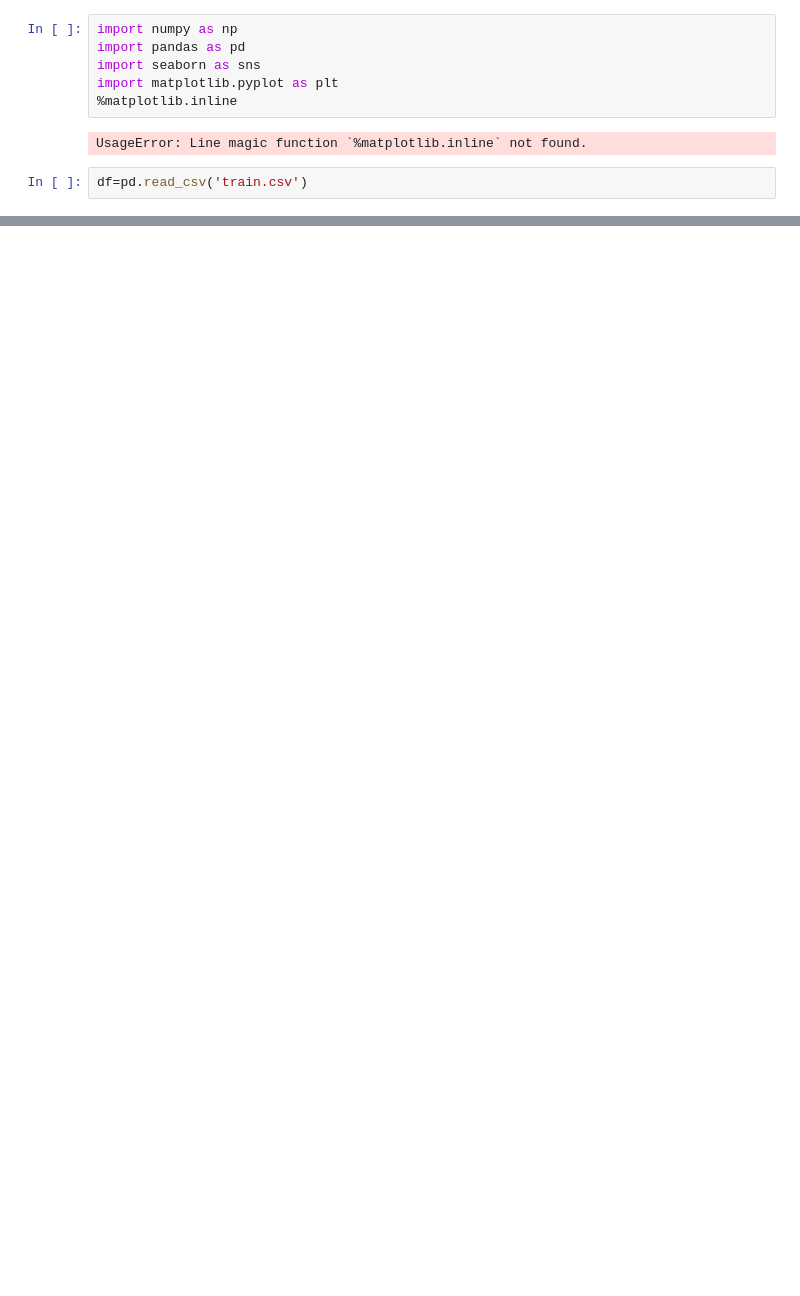
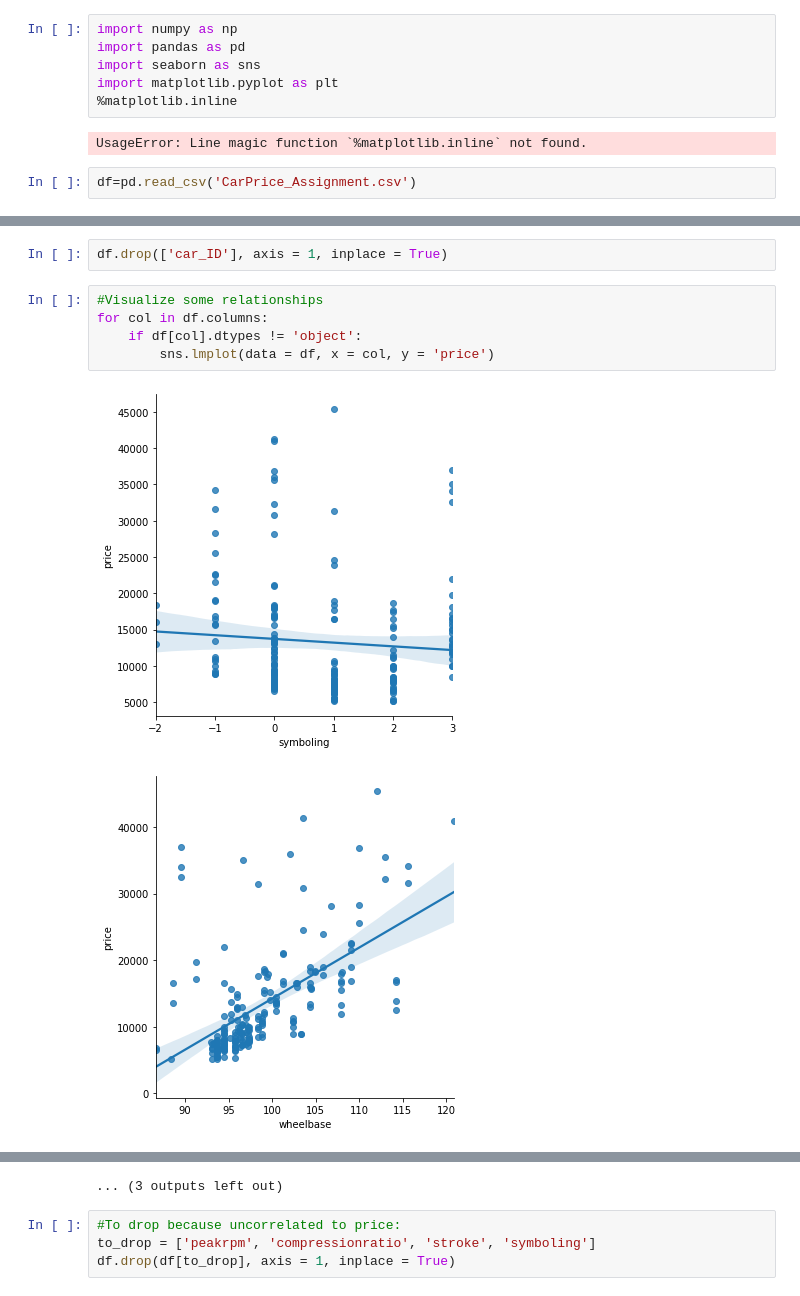
Before and after one commit to KamenDamov/Car-price-prediction, a Jupyter notebook: data_exp(round2).ipynb, the cells around one changed output, grey strips where cells are left out. Saved outputs shown, nothing was run; the diff lists cells and outputs as text; blank space fills up the shorter version.

```diff
--- a/data_exp(round2).ipynb
+++ b/data_exp(round2).ipynb
@@ -7,4 +7,4 @@ import matplotlib.pyplot as plt
 # %% [output]
 UsageError: Line magic function `%matplotlib.inline` not found.
 # %%
-df=pd.read_csv('train.csv')
+df=pd.read_csv('CarPrice_Assignment.csv')
@@ -37,0 +41,10 @@ memory usage: 100.9 KB
+# %%
+df.drop(['car_ID'], axis = 1, inplace = True)
+# %%
+#Visualize some relationships
+for col in df.columns:
+    if df[col].dtypes != 'object':
+        sns.lmplot(data = df, x = col, y = 'price')
+# %% [output]
+[figure, added]
+[figure, added]
@@ -37,0 +61,5 @@ memory usage: 100.9 KB
+... (3 outputs left out)
+# %%
+#To drop because uncorrelated to price:
+to_drop = ['peakrpm', 'compressionratio', 'stroke', 'symboling']
+df.drop(df[to_drop], axis = 1, inplace = True)
```
Also changed, not shown: parts of 27 cells of this notebook, 1 other file.
